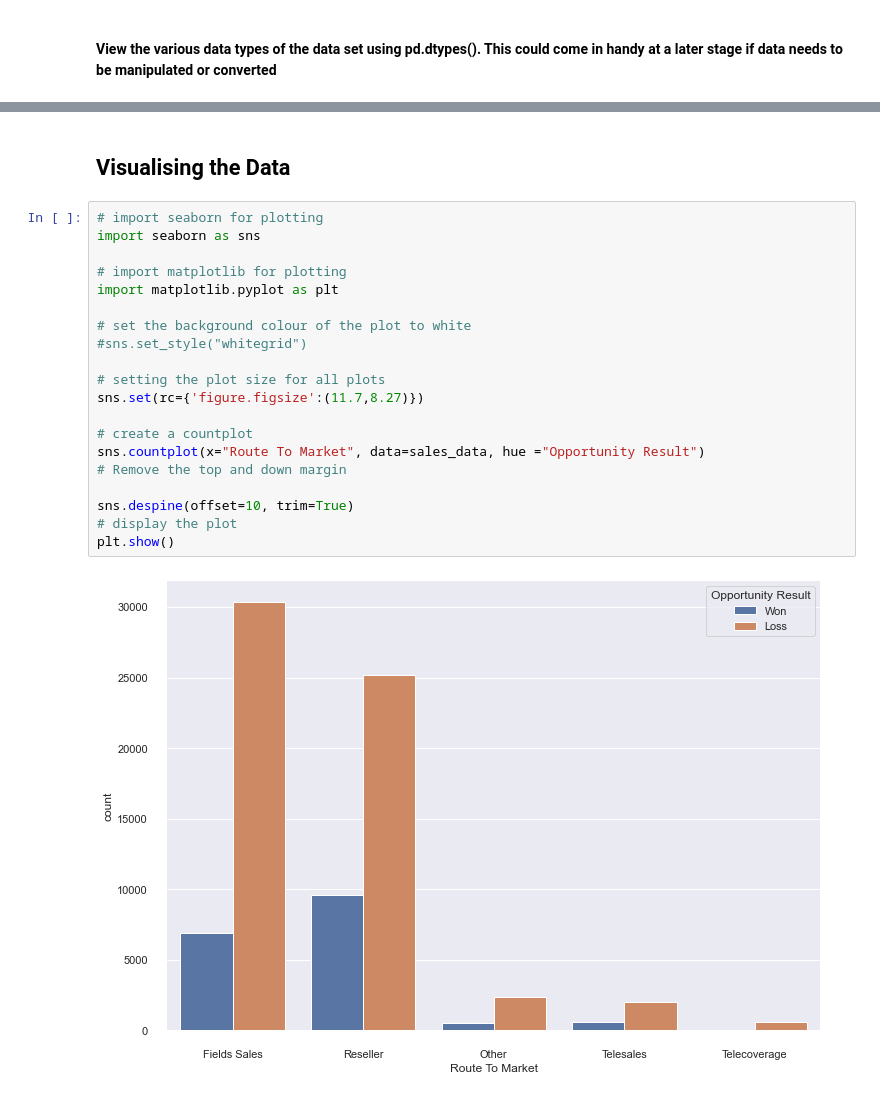
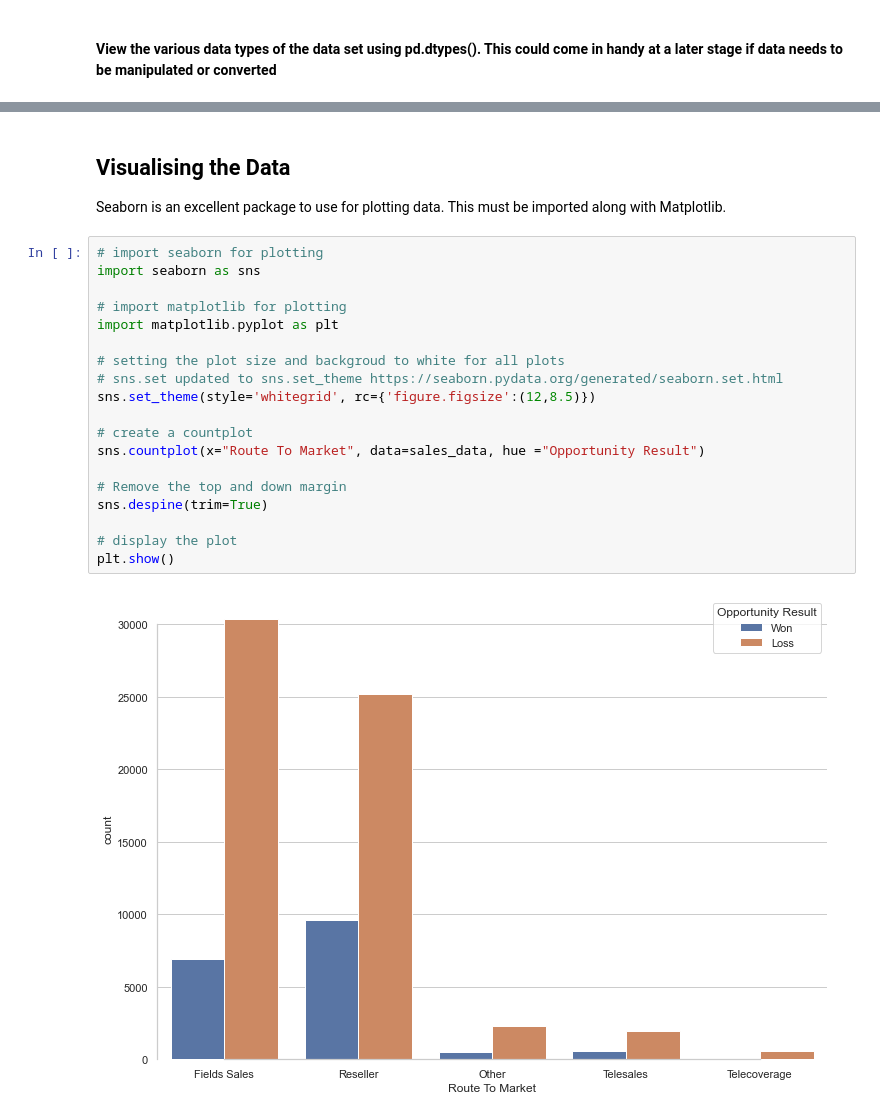
Before and after one commit to killfoley/ML-and-Stats, a Jupyter notebook: scikit-learn.ipynb, the cells around one changed output, grey strips where cells are left out. Saved outputs shown, nothing was run; the diff lists cells and outputs as text.

```diff
--- a/scikit-learn.ipynb
+++ b/scikit-learn.ipynb
@@ -64,25 +64,25 @@ Deal Size Category                           int64
 dtype: object
 # %% [markdown]
 ## Visualising the Data
+Seaborn is an excellent package to use for plotting data. This must be imported along with Matplotlib.
 # %%
 # import seaborn for plotting
 import seaborn as sns
 
 # import matplotlib for plotting
 import matplotlib.pyplot as plt
 
-# set the background colour of the plot to white
-#sns.set_style("whitegrid")
-
-# setting the plot size for all plots
-sns.set(rc={'figure.figsize':(11.7,8.27)})
+# setting the plot size and backgroud to white for all plots
+# sns.set updated to sns.set_theme https://seaborn.pydata.org/generated/seaborn.set.html
+sns.set_theme(style='whitegrid', rc={'figure.figsize':(12,8.5)})
 
 # create a countplot
 sns.countplot(x="Route To Market", data=sales_data, hue ="Opportunity Result")
+
 # Remove the top and down margin
+sns.despine(trim=True)
 
-sns.despine(offset=10, trim=True)
 # display the plot
 plt.show()
 # %% [output]
-[figure, old version]
+[figure, new version]
```
Also changed, not shown: parts of 14 cells of this notebook.
